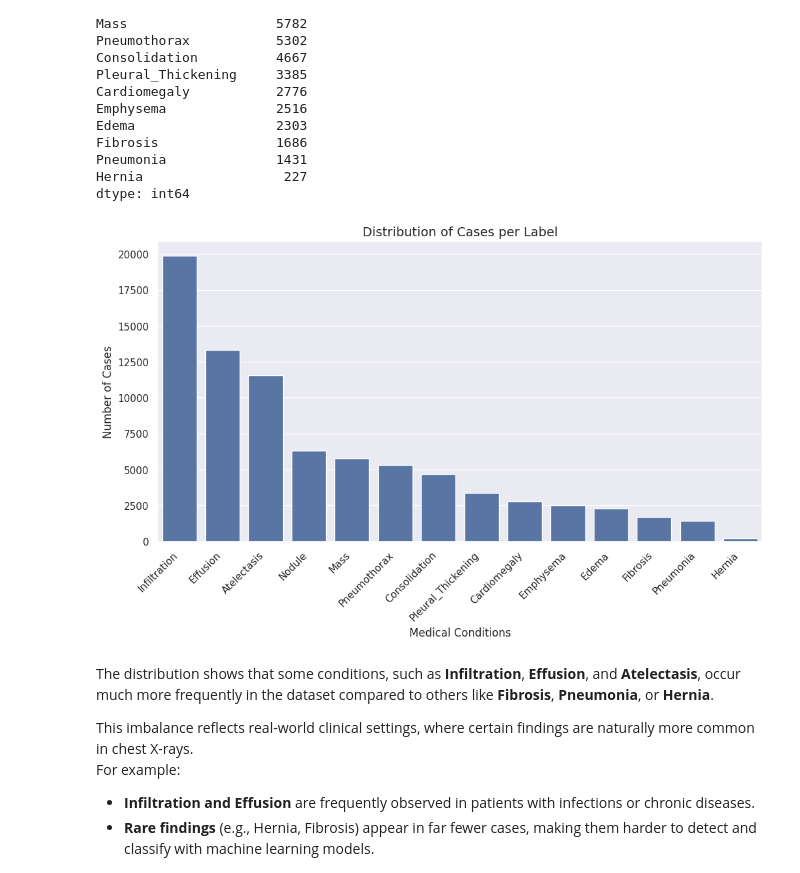
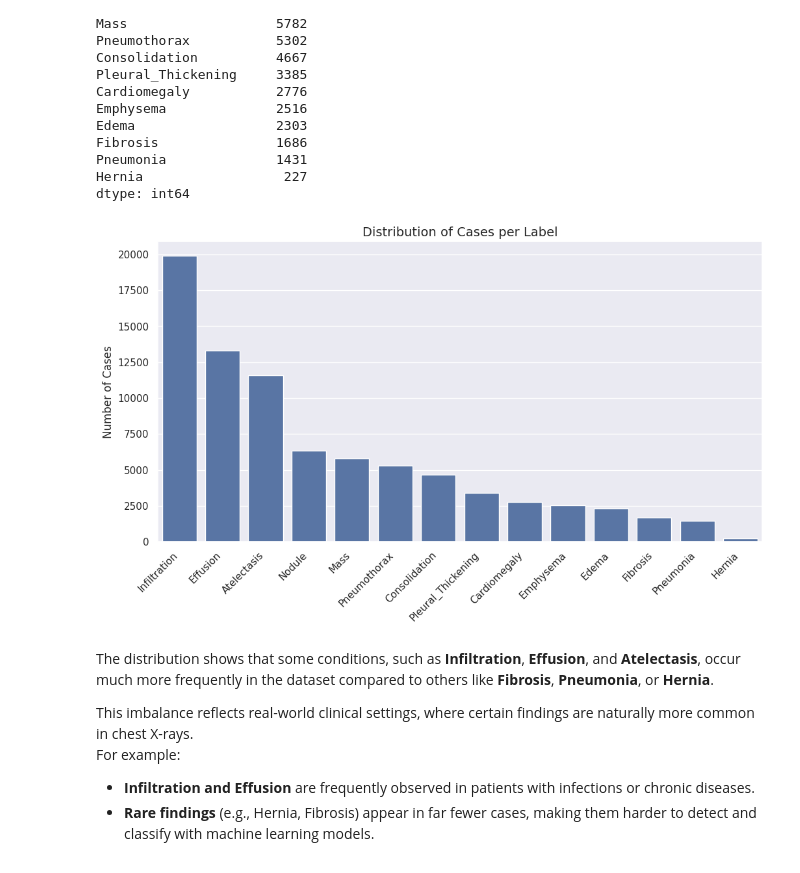
Before and after one commit to osvlandi/AI_for_medicine, a Jupyter notebook: diagnosis/week1-disease-detection/image_preprocessing.ipynb, the cells around one changed output. Cells and saved outputs as stored; diff of their text form; code cells hidden in the pictures.

```diff
--- a/diagnosis/week1-disease-detection/image_preprocessing.ipynb
+++ b/diagnosis/week1-disease-detection/image_preprocessing.ipynb
@@ -311,15 +311,15 @@ dtype: int64
 # %%
 # Plot the label distribution
 plt.figure(figsize=(12,6))
 sns.barplot(x=label_counts.index, y=label_counts.values)
 
 plt.xticks(rotation=45, ha="right")
 plt.title("Distribution of Cases per Label", fontsize=14)
 plt.ylabel("Number of Cases")
-plt.xlabel("Medical Conditions")
+plt.xlabel("")
 plt.show()
 # %% [output]
-[figure, old version]
+[figure, new version]
 # %% [markdown]
 The distribution shows that some conditions, such as **Infiltration**, **Effusion**, and **Atelectasis**, occur much more frequently in the dataset compared to others like **Fibrosis**, **Pneumonia**, or **Hernia**.
 
```
